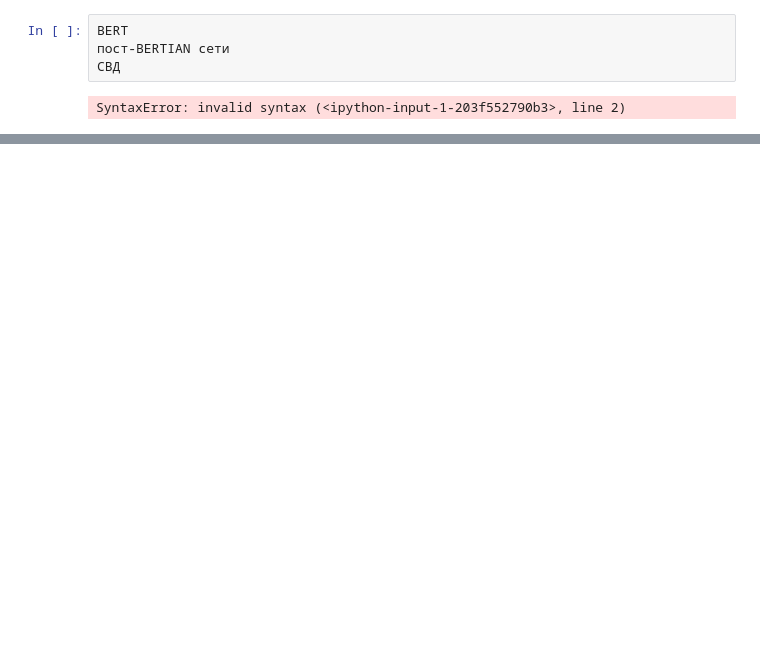
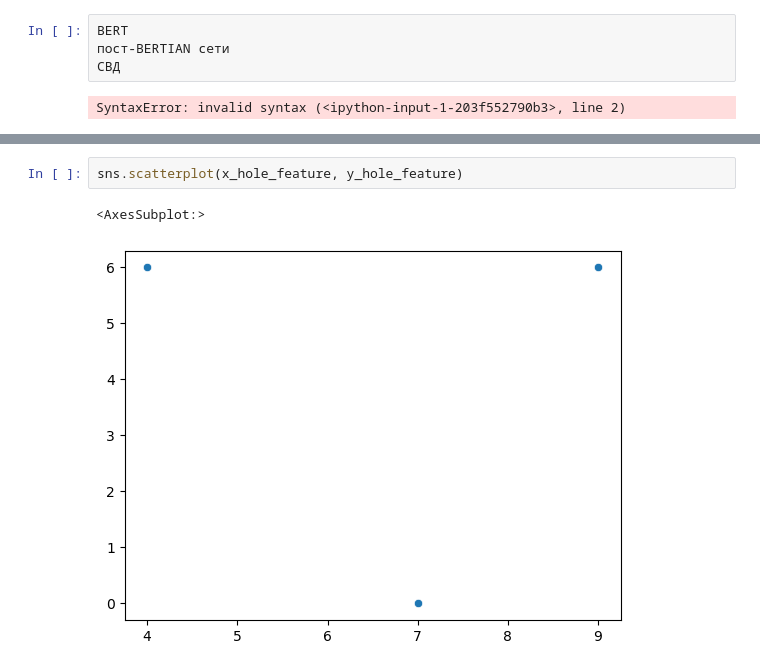
Before and after one commit to BorovTech/He_who_laughs_last, a Jupyter notebook: Topological_analysis/Untitled.ipynb, the cells around one changed output, grey strips where cells are left out. Saved outputs shown, nothing was run; the diff lists cells and outputs as text; blank space fills up the shorter version.

```diff
--- a/Topological_analysis/Untitled.ipynb
+++ b/Topological_analysis/Untitled.ipynb
@@ -161,0 +209,5 @@ SyntaxError: invalid syntax (<ipython-input-1-203f552790b3>, line 2)
+# %%
+sns.scatterplot(x_hole_feature, y_hole_feature)
+# %% [output]
+<AxesSubplot:>
+[figure, added]
```
Also changed, not shown: parts of 19 cells of this notebook, 1 other file.
